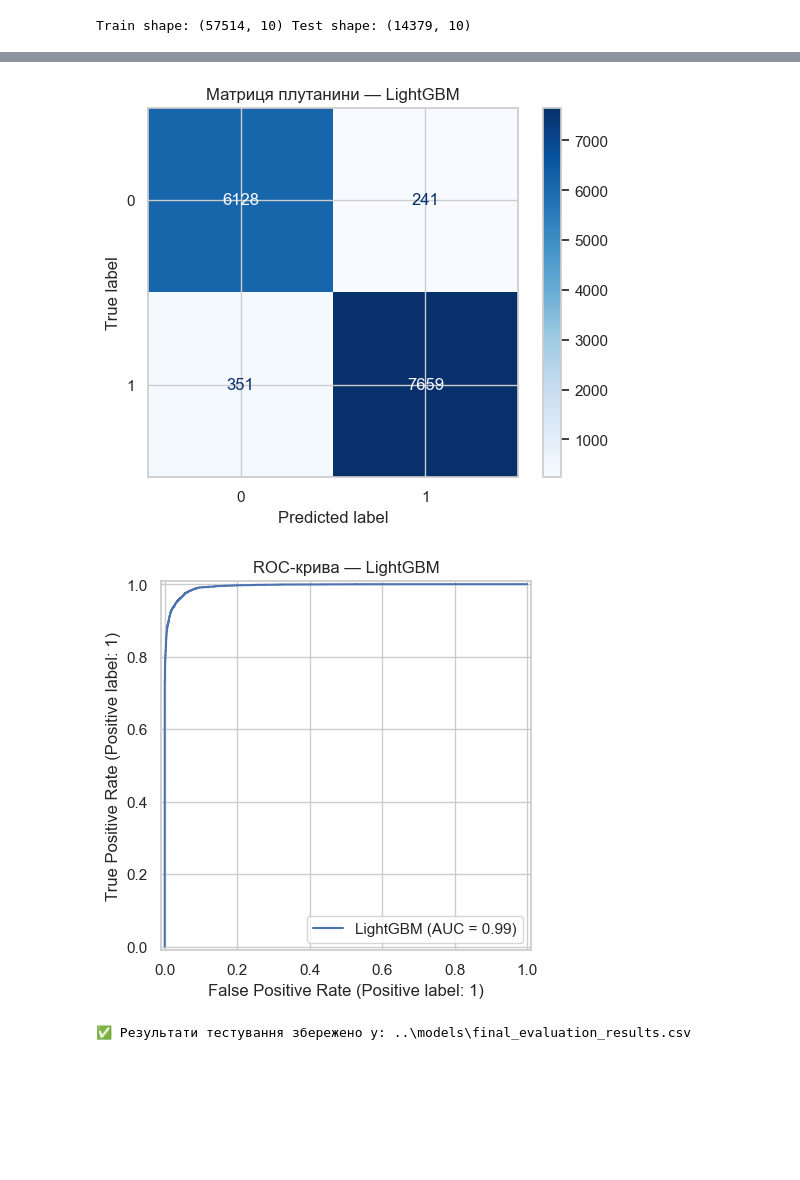
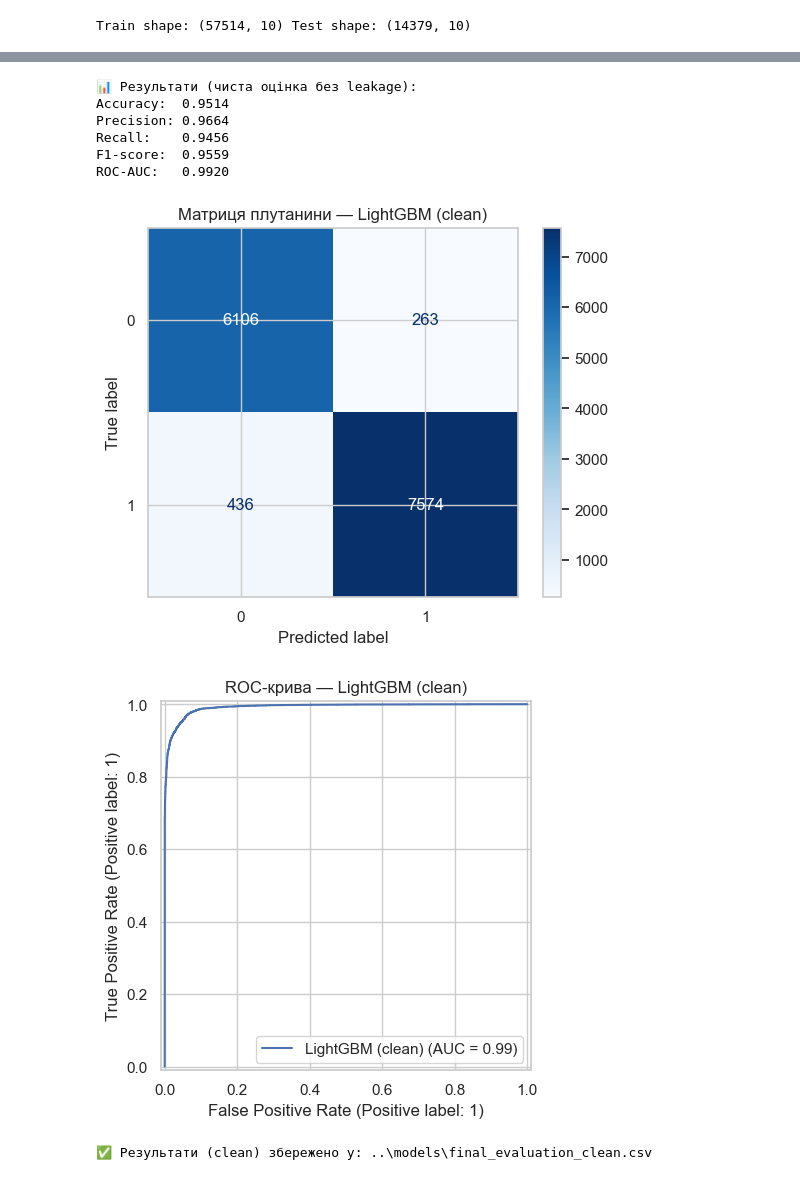
Before and after one commit to vitalyasub/telecom-churn-ds-project, a Jupyter notebook: notebooks/06_Model_Evaluation.ipynb, the cells around one changed output, grey strips where cells are left out. Drawn from its saved outputs; the diff is of its cells as text; code cells hidden in the pictures; blank space fills up the shorter version.

```diff
--- a/notebooks/06_Model_Evaluation.ipynb
+++ b/notebooks/06_Model_Evaluation.ipynb
@@ -54,16 +55,18 @@ print("Train shape:", X_train.shape, "Test shape:", X_test.shape)
 # %% [output]
 Train shape: (57514, 10) Test shape: (14379, 10)
 # %%
-# 4. Завантаження scaler та моделі
-scaler = joblib.load(SCALER_PATH)
-model = joblib.load(MODEL_PATH)
-print("✅ Модель та scaler завантажено успішно.")
-
-# Масштабування тестових даних
+# 4. Масштабування тільки на train (✅ без leakage)
 binary_cols = [c for c in X.columns if X[c].nunique() <= 2]
 num_cols = X.select_dtypes(include=[np.number]).columns.tolist()
 cols_to_scale = [c for c in num_cols if c not in binary_cols]
 
+scaler = StandardScaler()
+X_train_scaled = X_train.copy()
 X_test_scaled = X_test.copy()
+X_train_scaled[cols_to_scale] = scaler.fit_transform(X_train[cols_to_scale])
 X_test_scaled[cols_to_scale] = scaler.transform(X_test[cols_to_scale])
+
+# Збереження нового scaler (оновлена версія)
+joblib.dump(scaler, MODELS_DIR / "scaler_clean.pkl")
+print("✅ Scaler (clean, без leakage) збережено у:", MODELS_DIR / "scaler_clean.pkl")
 # %% [output]
@@ -98,21 +80,46 @@ ROC-AUC: 0.9943
 # %%
-# 6. Матриця плутанини (Confusion Matrix)
-ConfusionMatrixDisplay.from_predictions(y_test, y_pred, cmap="Blues")
-plt.title("Матриця плутанини — LightGBM")
-plt.show()
+# 6. Прогнозування та обчислення метрик
+import os
+os.environ["LOKY_MAX_CPU_COUNT"] = "8"
+
+y_pred = model.predict(X_test_scaled)
+y_proba = model.predict_proba(X_test_scaled)[:, 1]
+
+acc = accuracy_score(y_test, y_pred)
+prec = precision_score(y_test, y_pred)
+rec = recall_score(y_test, y_pred)
+f1 = f1_score(y_test, y_pred)
+roc = roc_auc_score(y_test, y_proba)
+
+print("\n📊 Результати (чиста оцінка без leakage):")
+print(f"Accuracy:  {acc:.4f}")
+print(f"Precision: {prec:.4f}")
+print(f"Recall:    {rec:.4f}")
+print(f"F1-score:  {f1:.4f}")
+print(f"ROC-AUC:   {roc:.4f}")
 # %% [output]
-[figure, removed]
+📊 Результати (чиста оцінка без leakage):
+Accuracy:  0.9514
+Precision: 0.9664
+Recall:    0.9456
+F1-score:  0.9559
+ROC-AUC:   0.9920
 # %%
-# 7. ROC-крива
-RocCurveDisplay.from_predictions(y_test, y_proba, name="LightGBM")
-plt.title("ROC-крива — LightGBM")
+# 7. Візуалізація
+ConfusionMatrixDisplay.from_predictions(y_test, y_pred, cmap="Blues")
+plt.title("Матриця плутанини — LightGBM (clean)")
 plt.show()
+
+RocCurveDisplay.from_predictions(y_test, y_proba, name="LightGBM (clean)")
+plt.title("ROC-крива — LightGBM (clean)")
+plt.show()
 # %% [output]
-[figure, old version]
+[figure, new version]
+[figure, added]
 # %%
-# 8. Збереження результатів у CSV
+# 8. Збереження результатів
 results = pd.DataFrame([{
-    "model": "LightGBM_final",
+    "model": "LightGBM_clean",
     "accuracy": acc,
     "precision": prec,
     "recall": rec,
@@ -120,8 +127,8 @@ results = pd.DataFrame([{
     "roc_auc": roc
 }])
 
-results_path = MODELS_DIR / "final_evaluation_results.csv"
+results_path = MODELS_DIR / "final_evaluation_clean.csv"
 results.to_csv(results_path, index=False)
-print(f"\n✅ Результати тестування збережено у: {results_path}")
+print(f"\n✅ Результати (clean) збережено у: {results_path}")
 # %% [output]
-✅ Результати тестування збережено у: ..\models\final_evaluation_results.csv
+✅ Результати (clean) збережено у: ..\models\final_evaluation_clean.csv
```
Also changed, not shown: parts of 5 cells of this notebook, 3 other files.
